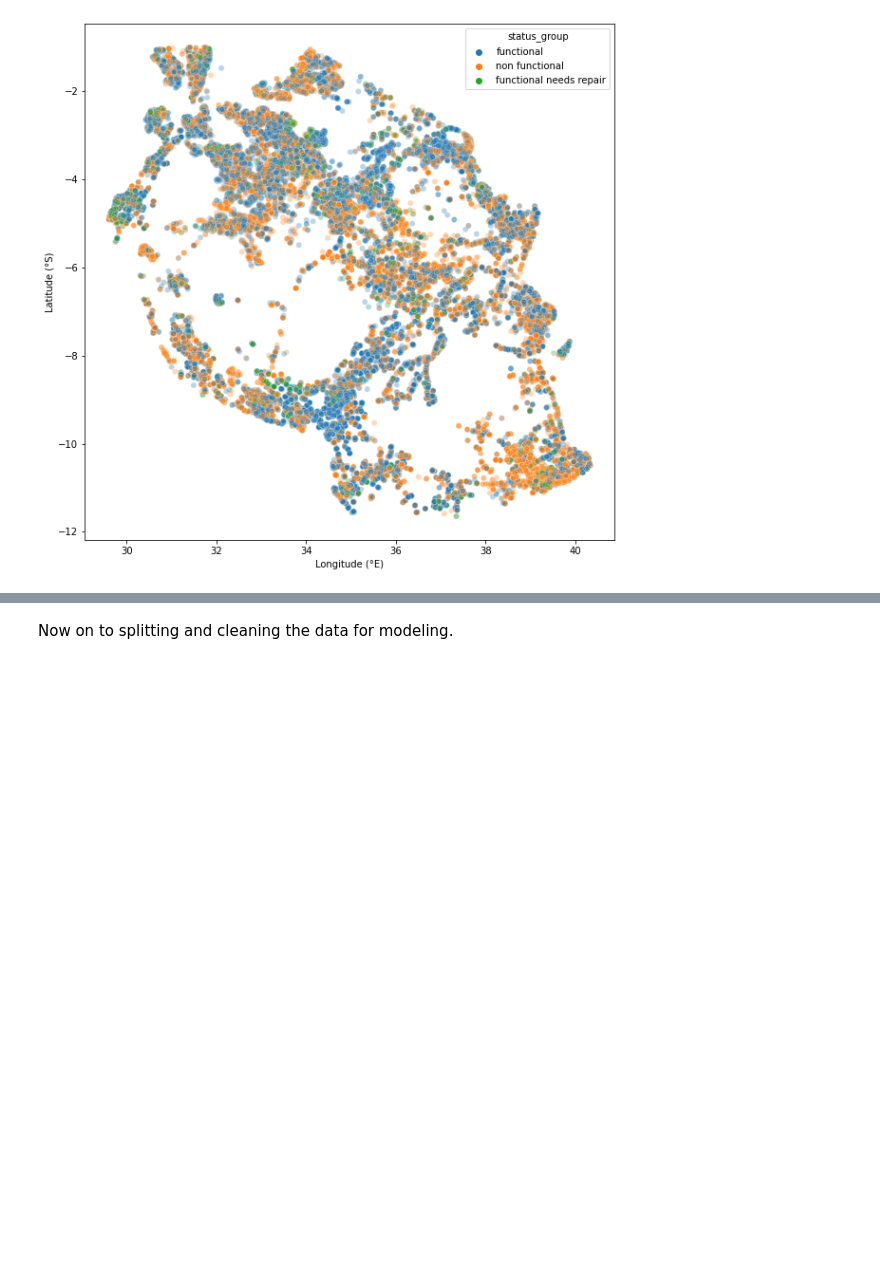
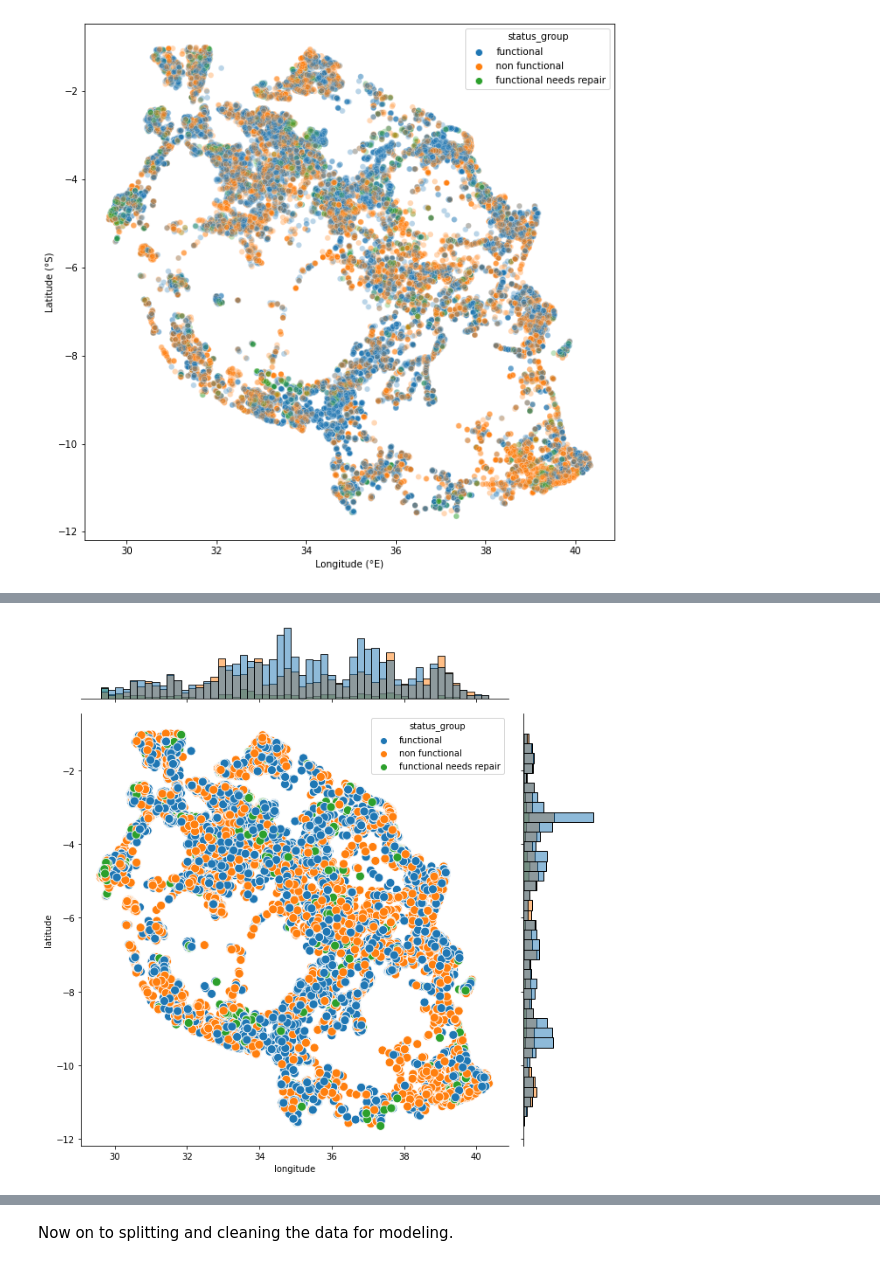
Before and after one commit to OlgertHasko/Tanzanian-Water-Wells, a Jupyter notebook: Madoria's Journal.ipynb, the cells around one changed output, grey strips where cells are left out. Cells and saved outputs as stored; diff of their text form; code cells hidden in the pictures; blank space fills up the shorter version.

```diff
--- a/Madoria's Journal.ipynb
+++ b/Madoria's Journal.ipynb
@@ -169,3 +184,9 @@ sns.jointplot(data=df4, x="longitude", y="latitude", hue='status_group', kind="s
+# %%
+g = sns.JointGrid(data=df4, x="longitude", y="latitude", hue="status_group", height=9)
+g.plot_joint(sns.scatterplot, s=100)
+g.plot_marginals(sns.histplot);
+# %% [output]
+[figure, added]
 # %%
 df2.describe()
 # %% [output]
```
Also changed, not shown: parts of 39 cells of this notebook.
